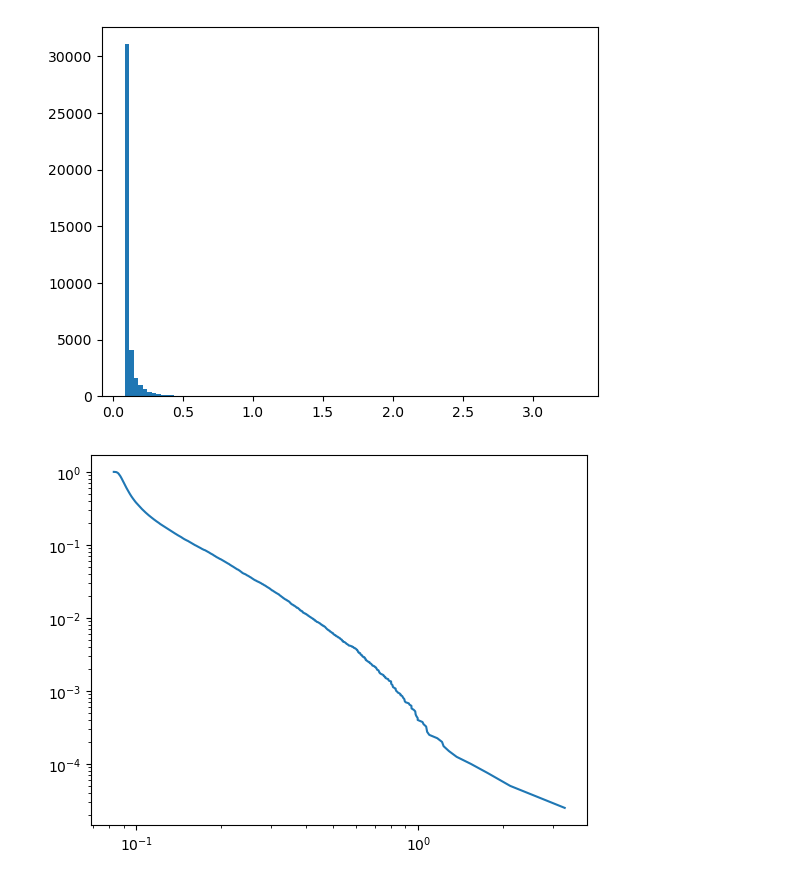
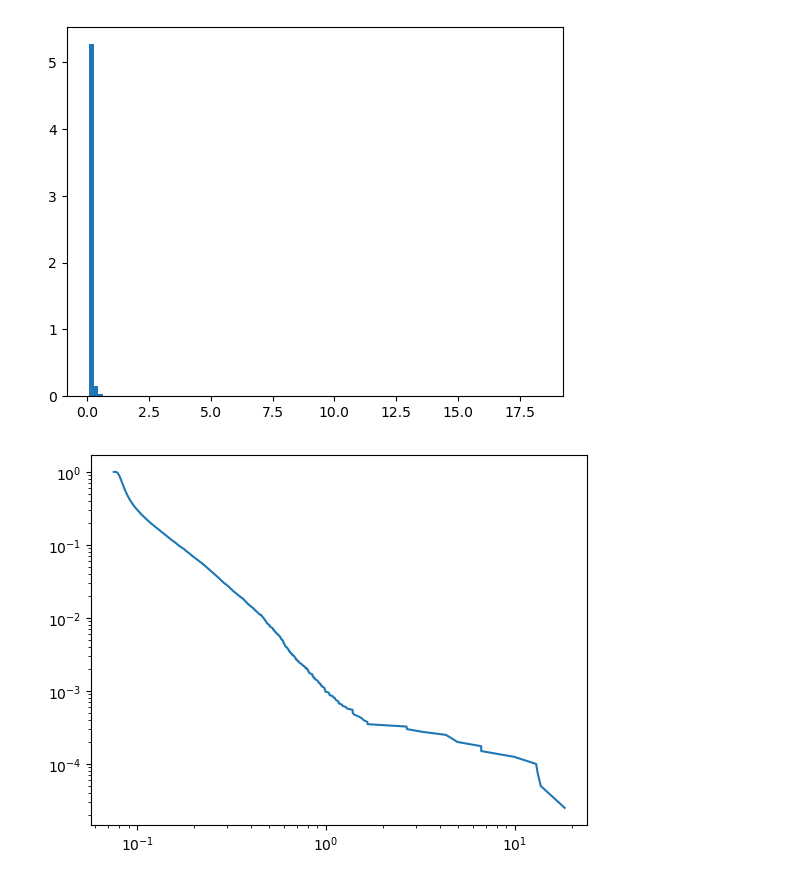
Before and after one commit to lukeoloughlin/GW-model, a Jupyter notebook: src/restrepo/test.ipynb, the cells around one changed output. Saved outputs shown, nothing was run; the diff lists cells and outputs as text; code cells hidden in the pictures.

```diff
--- a/src/restrepo/test.ipynb
+++ b/src/restrepo/test.ipynb
@@ -26,2 +24,9 @@ LCC = LCC_stationary(cp, 0.1, params)
+# %%
+#LCC = LCC_stationary(cp, 0.1, params)
+LCC = np.zeros((*cp.shape, 4), dtype=np.int32)
+LCC[0, ...] = 2
+LCC[-1, ...] = 2
+LCC[:, 0, :] = 2
+LCC[:, -1, :] = 2
 # %%
 cru_obj = CRUs(params, RyR, LCC, ci, cnsr, cjsr, cs, cp, CaTi, CaTs)
@@ -39,8 +69,8 @@ plt.show()
 # %%
-plt.hist(cru_obj.cs.reshape(-1), bins=100)
+plt.hist(cru_obj.cs.reshape(-1), bins=100, density=True)
 plt.show()
 # %% [output]
-[figure, old version]
+[figure, new version]
 # %%
 def ccdf(arr):
     ps = np.arange(1, len(arr)+1) / len(arr)
@@ -53,7 +83,7 @@ plt.xscale('log')
 plt.yscale('log')
 plt.show()
 # %% [output]
-[figure, old version]
+[figure, new version]
 # %%
 from scipy.fft import fft2, ifft2, fftfreq, fftshift, ifftshift
 # %%
```
Also changed, not shown: parts of 15 cells of this notebook, 9 other files.
